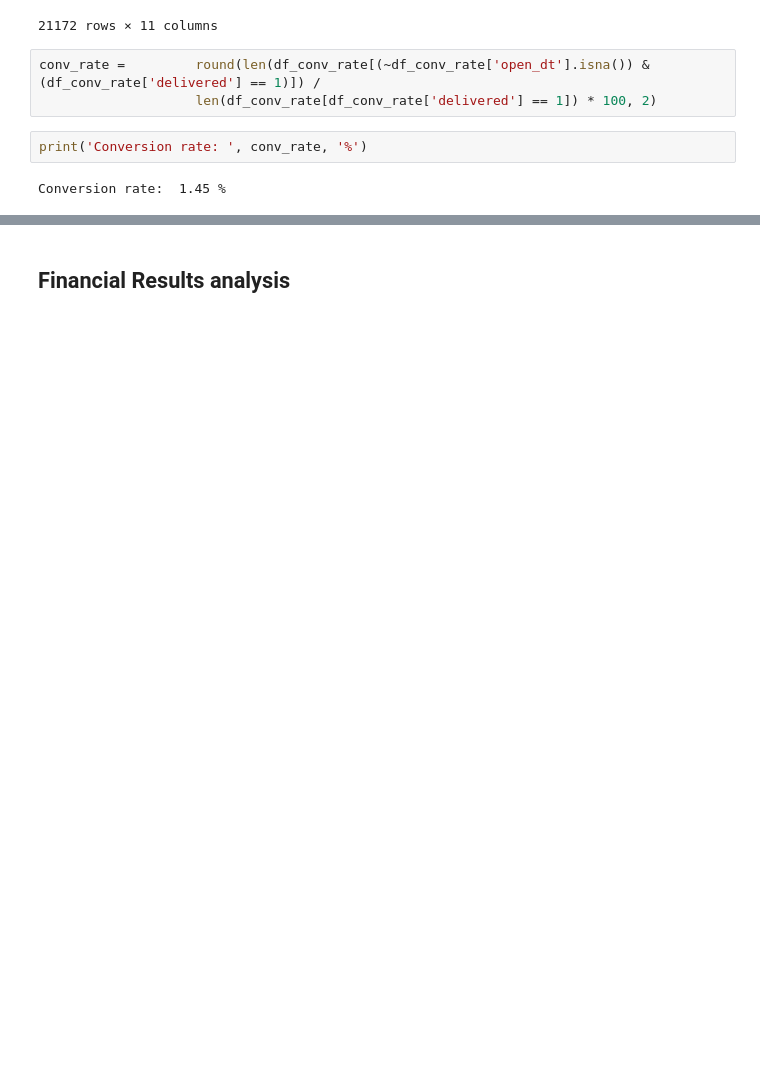
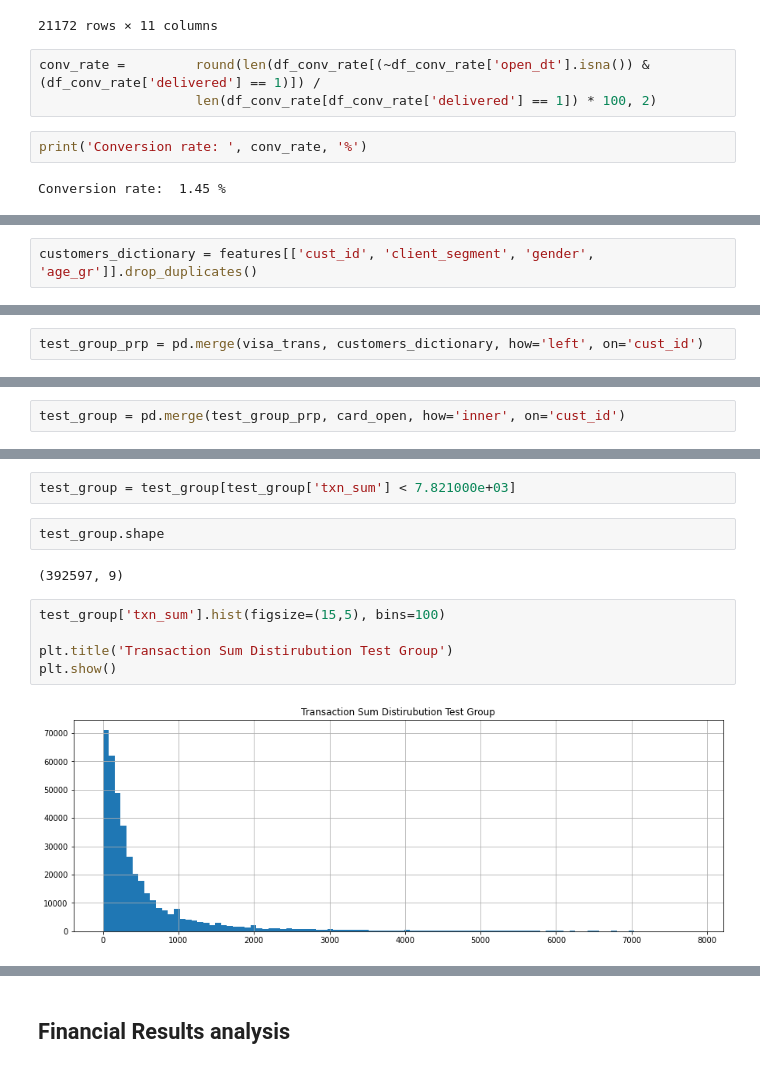
Before and after one commit to daniildzheparov999/digital_compaign_analysis, a Jupyter notebook: hw.ipynb, the cells around one changed output, grey strips where cells are left out. Cells and saved outputs as stored; diff of their text form; blank space fills up the shorter version.

Commit message:
test and control group comparison added

```diff
--- a/hw.ipynb
+++ b/hw.ipynb
@@ -447,0 +466,2 @@ Conversion rate:  1.45 %
+# %%
+customers_dictionary = features[['cust_id', 'client_segment', 'gender', 'age_gr']].drop_duplicates()
@@ -447,0 +478,2 @@ Conversion rate:  1.45 %
+# %%
+test_group_prp = pd.merge(visa_trans, customers_dictionary, how='left', on='cust_id')
@@ -447,0 +500,2 @@ Conversion rate:  1.45 %
+# %%
+test_group = pd.merge(test_group_prp, card_open, how='inner', on='cust_id')
@@ -447,0 +534,13 @@ Conversion rate:  1.45 %
+# %%
+test_group = test_group[test_group['txn_sum'] < 7.821000e+03]
+# %%
+test_group.shape
+# %% [output]
+(392597, 9)
+# %%
+test_group['txn_sum'].hist(figsize=(15,5), bins=100)
+
+plt.title('Transaction Sum Distirubution Test Group')
+plt.show()
+# %% [output]
+[figure, added]
```
Also changed, not shown: parts of 37 cells of this notebook.
